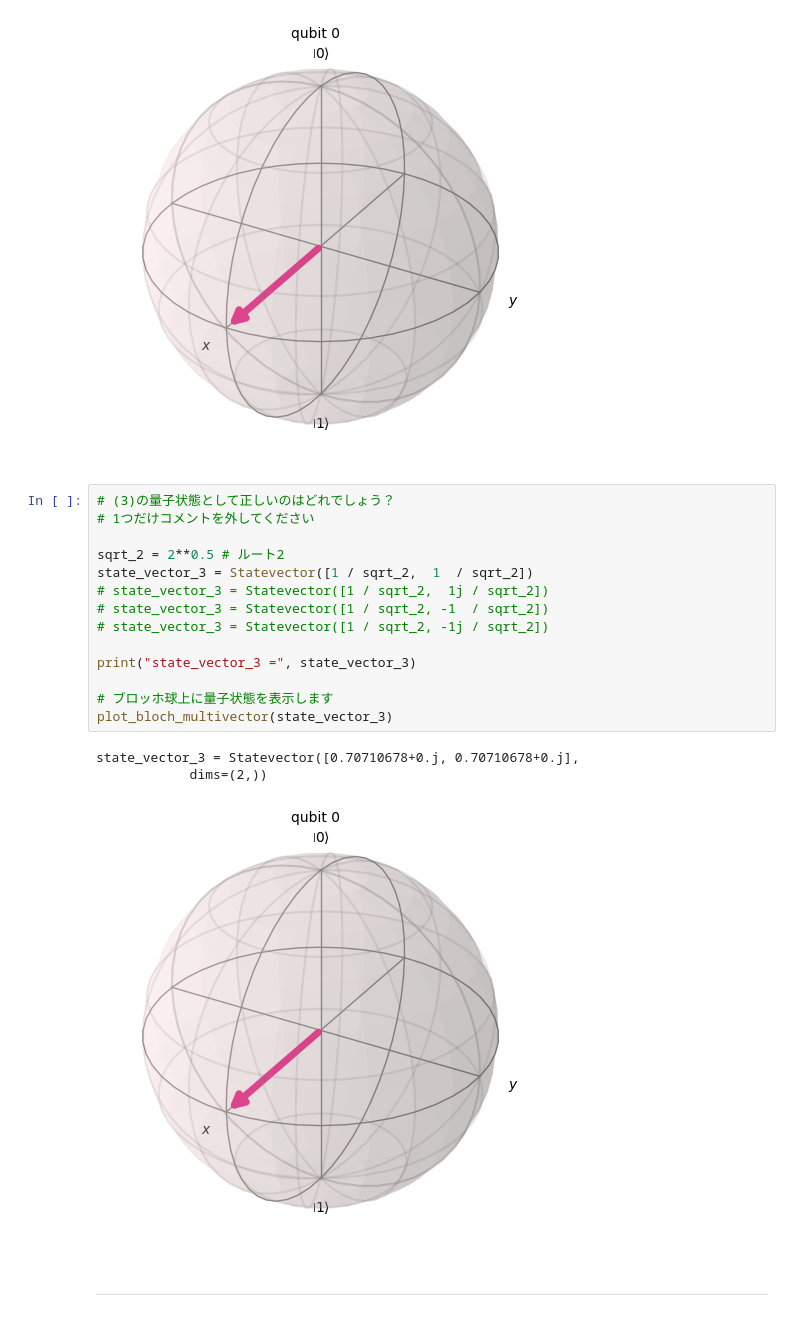
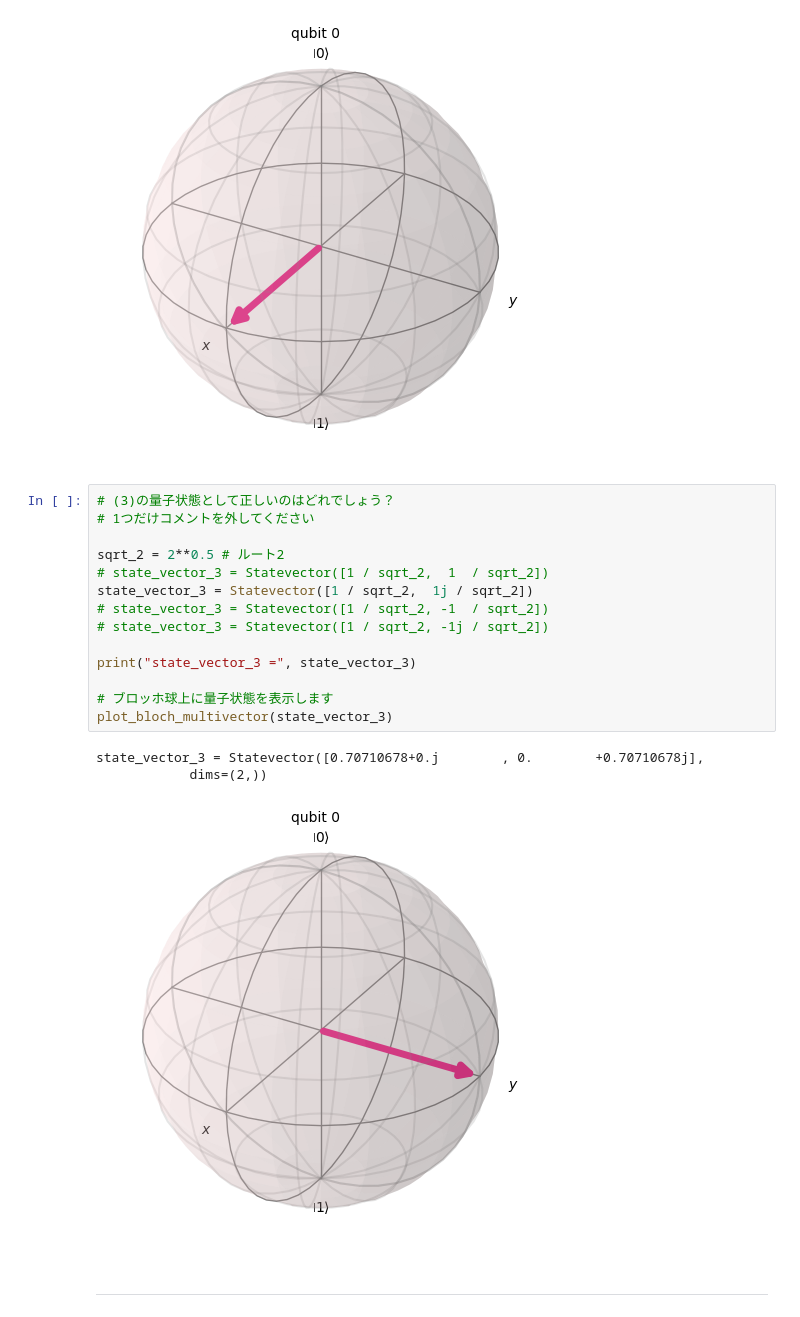
Before and after one commit to Qiskit-Fall-Fest-UT/utokyo-qff-2025, a Jupyter notebook: lectures/day 0-1/UTokyo_QFF_20251027.ipynb, the cells around one changed output. Saved outputs shown, nothing was run; the diff lists cells and outputs as text.

```diff
--- a/lectures/day 0-1/UTokyo_QFF_20251027.ipynb
+++ b/lectures/day 0-1/UTokyo_QFF_20251027.ipynb
@@ -78,21 +78,21 @@ state_vector_2 = Statevector([0.70710678+0.j, 0.70710678+0.j],
 # %%
 # (3)の量子状態として正しいのはどれでしょう？
 # 1つだけコメントを外してください
 
 sqrt_2 = 2**0.5 # ルート2
-state_vector_3 = Statevector([1 / sqrt_2,  1  / sqrt_2])
-# state_vector_3 = Statevector([1 / sqrt_2,  1j / sqrt_2])
+# state_vector_3 = Statevector([1 / sqrt_2,  1  / sqrt_2])
+state_vector_3 = Statevector([1 / sqrt_2,  1j / sqrt_2])
 # state_vector_3 = Statevector([1 / sqrt_2, -1  / sqrt_2])
 # state_vector_3 = Statevector([1 / sqrt_2, -1j / sqrt_2])
 
 print("state_vector_3 =", state_vector_3)
 
 # ブロッホ球上に量子状態を表示します
 plot_bloch_multivector(state_vector_3)
 # %% [output]
-state_vector_3 = Statevector([0.70710678+0.j, 0.70710678+0.j],
+state_vector_3 = Statevector([0.70710678+0.j        , 0.        +0.70710678j],
             dims=(2,))
-[figure, old version]
+[figure, new version]
 # %% [markdown]
 <hr>
 # %% [markdown]
```
Also changed, not shown: parts of 1 cell of this notebook, 4 other files.
